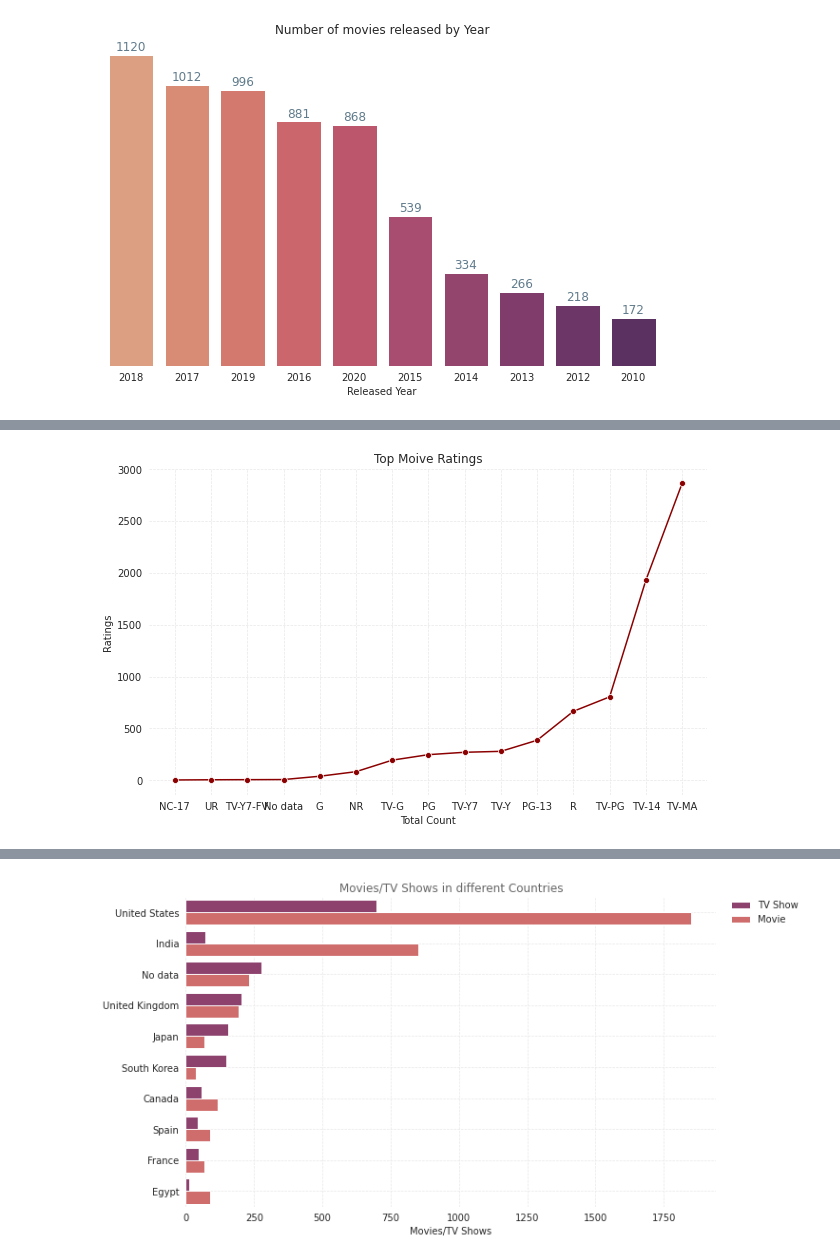
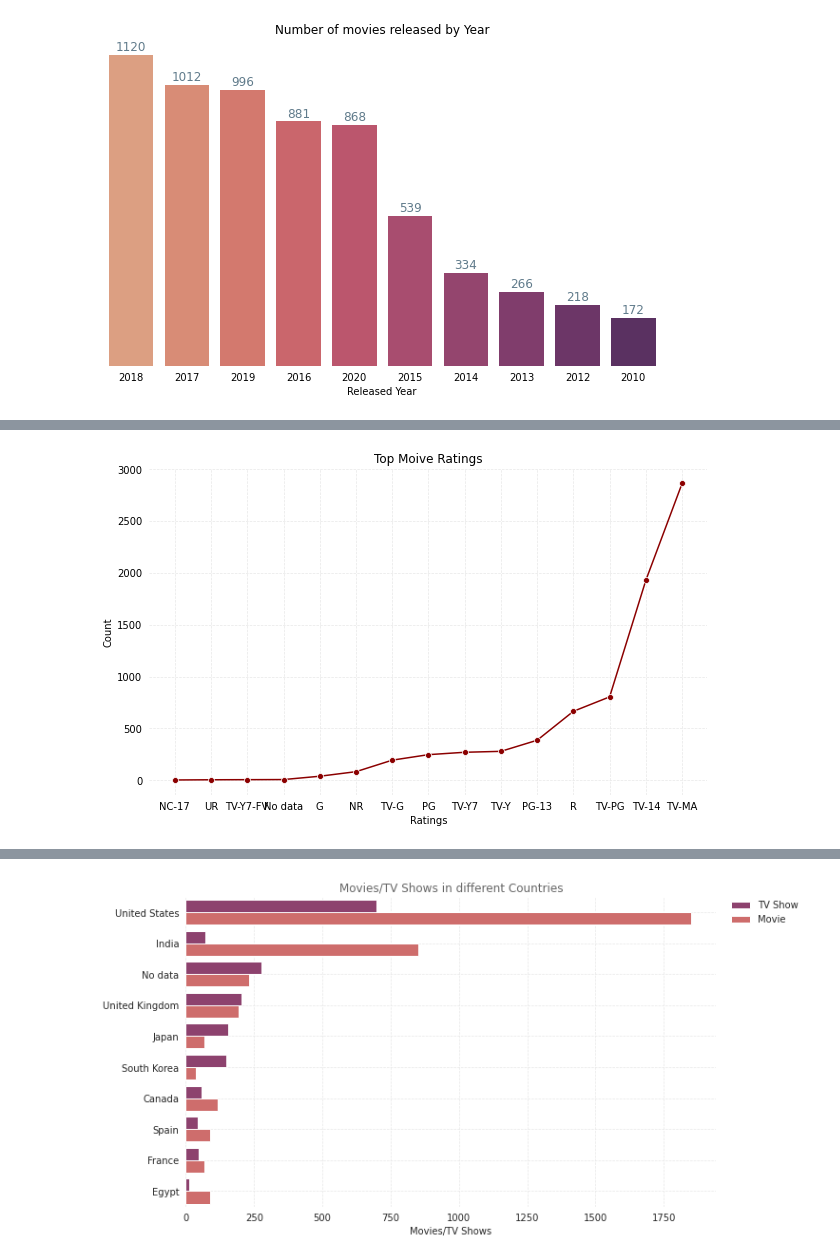
Before and after one commit to anisbagwan/NETFLIX-MOVIES-and-TV-shows-clusteringG, a Jupyter notebook: NETFLIX_MOVIES_AND_TV_SHOWS_CLUSTERING.ipynb, the cells around one changed output, grey strips where cells are left out. Cells and saved outputs as stored; diff of their text form; code cells hidden in the pictures.

```diff
--- a/NETFLIX_MOVIES_AND_TV_SHOWS_CLUSTERING.ipynb
+++ b/NETFLIX_MOVIES_AND_TV_SHOWS_CLUSTERING.ipynb
@@ -354,35 +356,35 @@ countplot_h("country",df['country'],"Total Count",'Top 10 Movie production Count
 # %%
 movie_ratings = df.groupby(['rating'])['show_id'].count().reset_index(name='count').sort_values(by='count',ascending=True)
 
 plt.figure(figsize=(10,6))
 
 ax=sns.lineplot( x='rating',y='count',data=movie_ratings,color="#8B0000",marker='o')
 
 # Annotate every single Bar with its value, based on it's width
 for p in ax.patches:
     width = p.get_width()
     plt.text(65+p.get_x()+p.get_width(),p.get_y()+0.55*p.get_height(),
              '{:1.0f}'.format(width),
              ha='center', va='center')
 
 # Removing all ticks and label
 plt.tick_params(top=False, bottom=False, left=False, right=False,
                 labelleft=True, labelbottom=True)
 
 
 # remove the frame of the chart
 for spine in plt.gca().spines.values():
     spine.set_visible(False)
 # Draw grid lines with red color and dashed style
 plt.grid(color='#E8E8E8', linestyle='--', linewidth=0.7)
 
-ax.set(xlabel="Total Count", ylabel = "Ratings")
+ax.set(xlabel="Ratings", ylabel = "Count")
 plt.title('Top Moive Ratings')
 
 
 plt.show()
 # %% [output]
-[figure, old version]
+[figure, new version]
 # %%
 years = list(range(2008,2020,1))
 movie_rows=df.loc[df["type"] == "Movie"]
```
Also changed, not shown: parts of 11 cells of this notebook.
